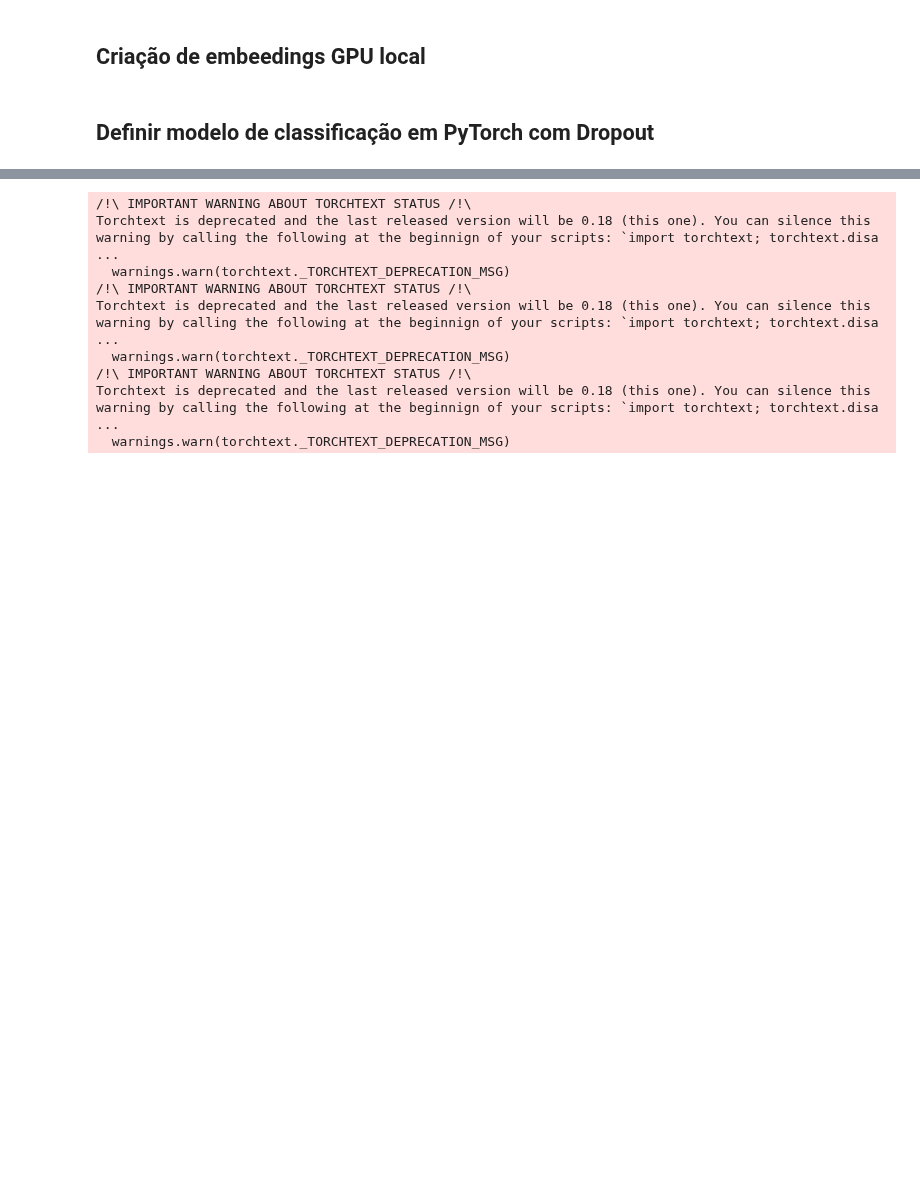
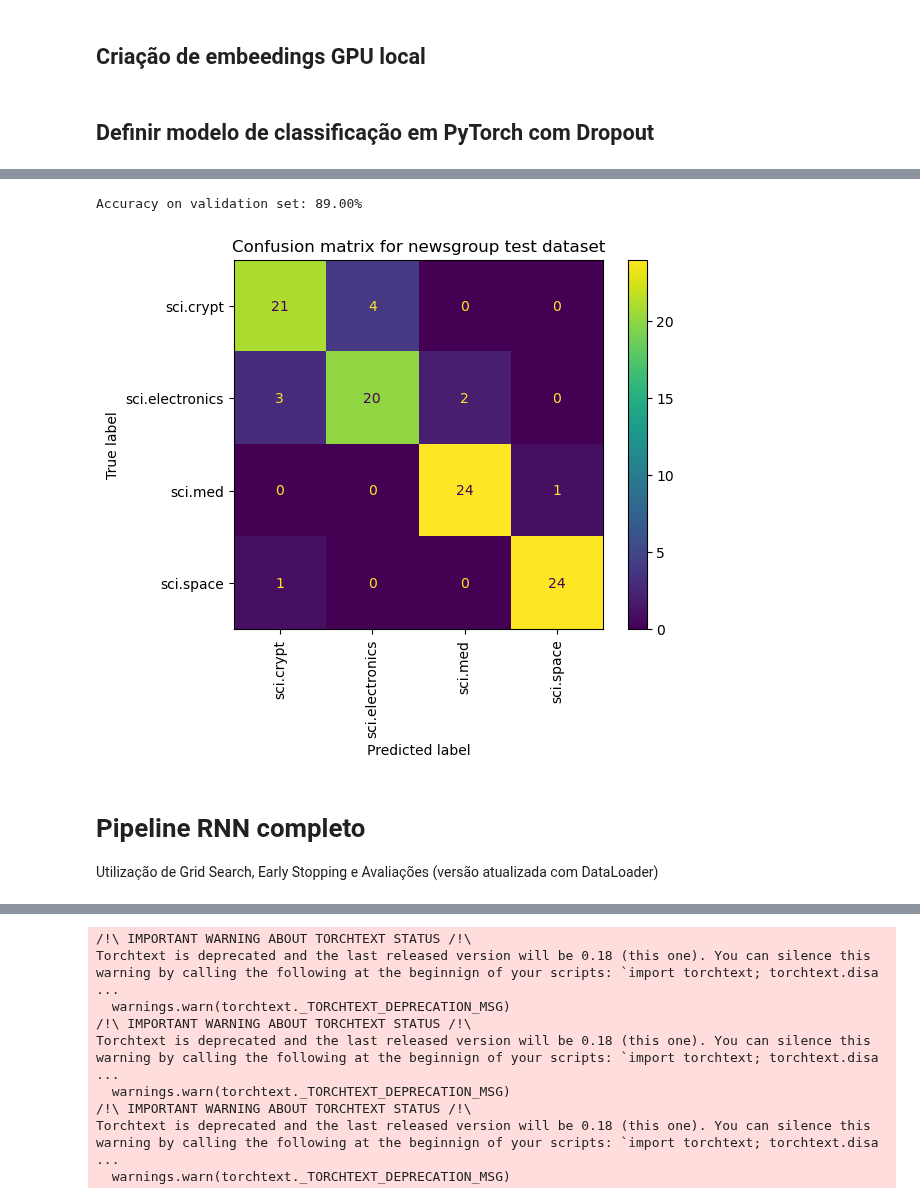
Before and after one commit to makaires77/ppgcs, a Jupyter notebook: source/domain/embbeding_training.ipynb, the cells around one changed output, grey strips where cells are left out. Cells and saved outputs as stored; diff of their text form; code cells hidden in the pictures; blank space fills up the shorter version.

```diff
--- a/source/domain/embbeding_training.ipynb
+++ b/source/domain/embbeding_training.ipynb
@@ -1191,0 +1222,40 @@ plot_history(train_losses, train_accuracies, val_losses, val_accuracies)
+# %%
+# Avaliar o modelo no conjunto de validação
+classifier.eval()  # Colocar o modelo em modo de avaliação
+
+## Código PyTorch
+# Fazer previsões no conjunto de validação
+with torch.no_grad():
+    y_hat = classifier(x_val)
+    _, predicted = torch.max(y_hat.data, 1)
+    accuracy = (predicted == y_val).sum().item() / len(y_val)
+    print(f'Accuracy on validation set: {100 * accuracy:.2f}%')
+# %% [output]
+Accuracy on validation set: 89.00%
+# %%
+# Previsões no conjunto de validação com Pytorch
+with torch.no_grad():
+    y_hat = classifier(x_val)
+    _, y_hat = torch.max(y_hat.data, 1)
+
+# Converter os tensores para arrays NumPy
+y_val_np = y_val.cpu().numpy()
+y_hat_np = y_hat.cpu().numpy()
+
+# Criar o dicionário de rótulos
+labels_dict = dict(zip(df_test['Class Name'], df_test['Label']))
+
+# Calcular e plotar a matriz de confusão
+cm = skmetrics.confusion_matrix(y_val_np, y_hat_np)
+disp = skmetrics.ConfusionMatrixDisplay(confusion_matrix=cm, display_labels=labels_dict.keys())
+disp.plot(xticks_rotation='vertical')
+plt.title('Confusion matrix for newsgroup test dataset')
+plt.grid(False)
+
+plt.show()
+# %% [output]
+[figure, added]
+# %% [markdown]
+# Pipeline RNN completo
+
+Utilização de Grid Search, Early Stopping e Avaliações (versão atualizada com DataLoader)
```
Also changed, not shown: parts of 42 cells of this notebook, 2 other files.
